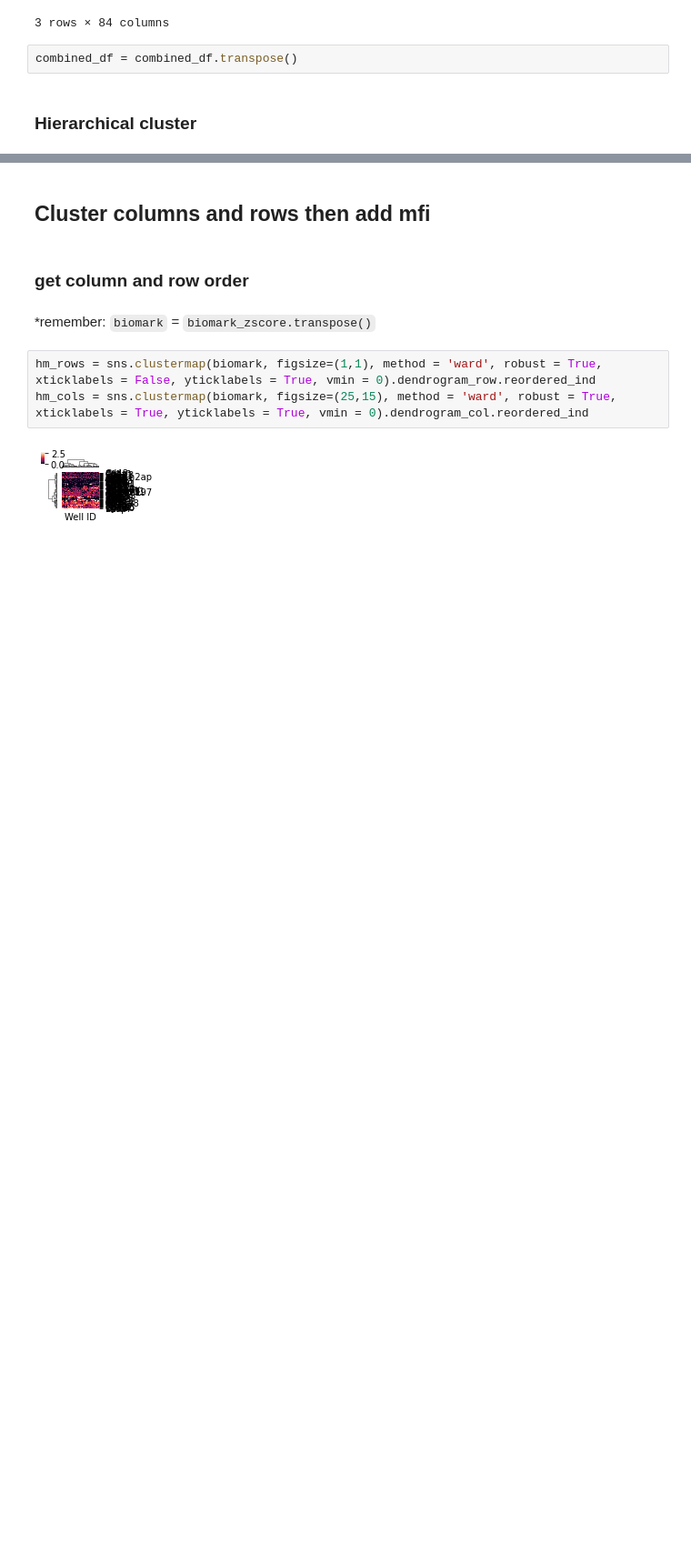
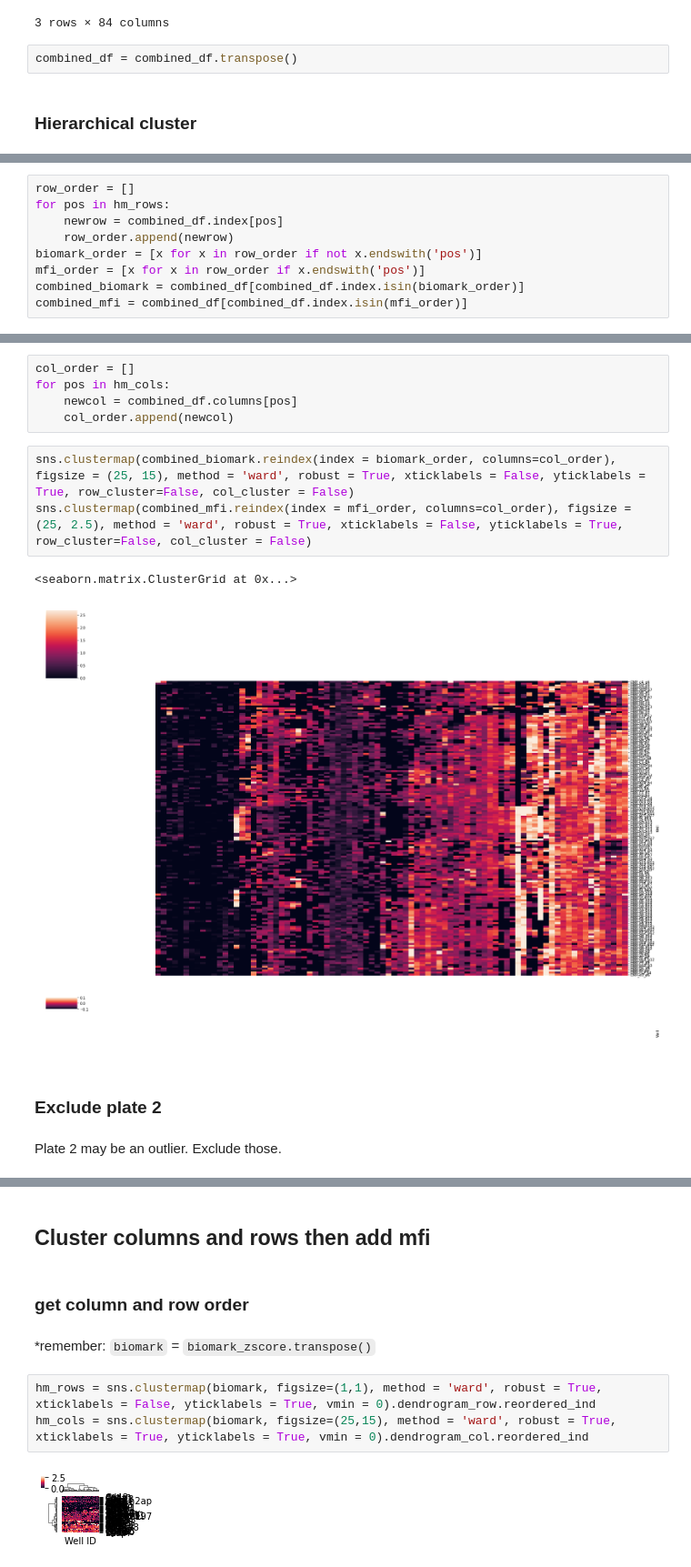
Before and after one commit to efheuston/msAggr_scRNASeq, a Jupyter notebook: IndexSorted_CMP.ipynb, the cells around one changed output, grey strips where cells are left out. Shown at 91% size. Drawn from its saved outputs; the diff is of its cells as text; blank space fills up the shorter version.

```diff
--- a/IndexSorted_CMP.ipynb
+++ b/IndexSorted_CMP.ipynb
@@ -779,0 +787,9 @@ so I think I'm not happy about this
+# %%
+row_order = []
+for pos in hm_rows:
+    newrow = combined_df.index[pos]
+    row_order.append(newrow)
+biomark_order = [x for x in row_order if not x.endswith('pos')]
+mfi_order = [x for x in row_order if x.endswith('pos')]
+combined_biomark = combined_df[combined_df.index.isin(biomark_order)]
+combined_mfi = combined_df[combined_df.index.isin(mfi_order)]
@@ -779,0 +798,16 @@ so I think I'm not happy about this
+# %%
+col_order = []
+for pos in hm_cols:
+    newcol = combined_df.columns[pos]
+    col_order.append(newcol)
+# %%
+sns.clustermap(combined_biomark.reindex(index = biomark_order, columns=col_order), figsize = (25, 15), method = 'ward', robust = True, xticklabels = False, yticklabels = True, row_cluster=False, col_cluster = False)
+sns.clustermap(combined_mfi.reindex(index = mfi_order, columns=col_order), figsize = (25, 2.5), method = 'ward', robust = True, xticklabels = False, yticklabels = True, row_cluster=False, col_cluster = False)
+# %% [output]
+<seaborn.matrix.ClusterGrid at 0x...>
+[figure, added]
+[figure, added]
+# %% [markdown]
+### Exclude plate 2
+# %% [markdown]
+Plate 2 may be an outlier. Exclude those.
```
Also changed, not shown: parts of 31 cells of this notebook.
